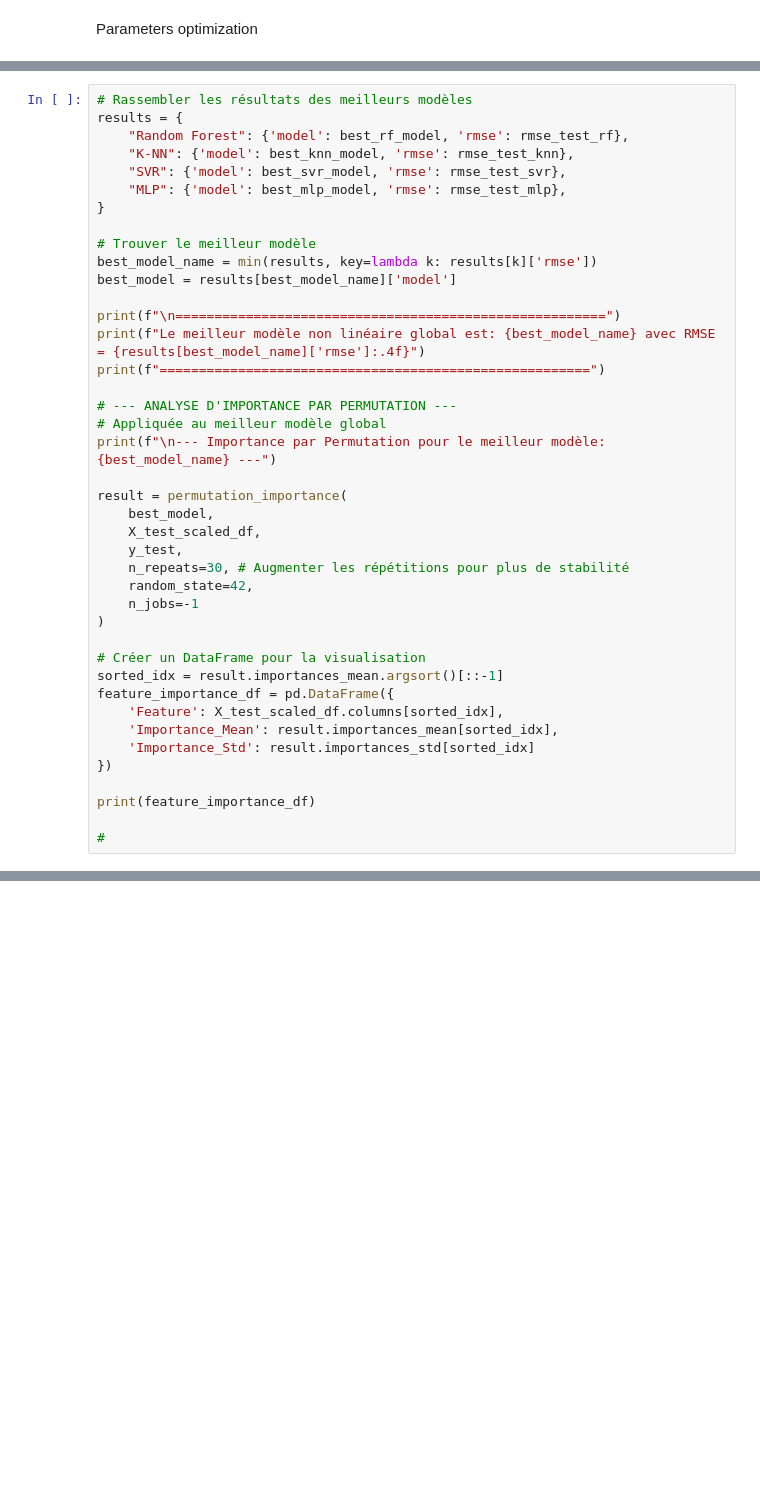
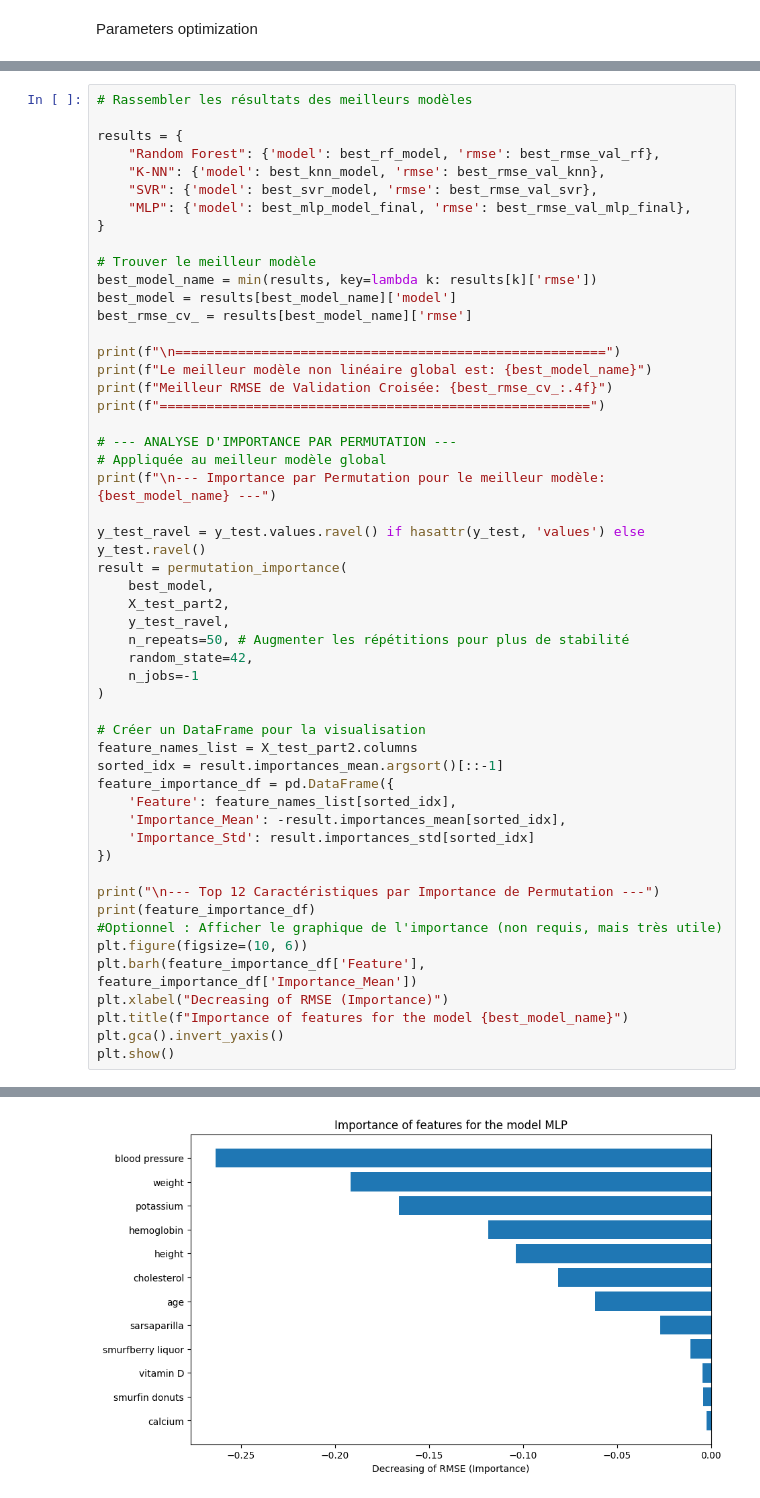
Before and after one commit to thomasrixen/LELEC2870-Project, a Jupyter notebook: Part2/Part2.ipynb, the cells around one changed output, grey strips where cells are left out. Saved outputs shown, nothing was run; the diff lists cells and outputs as text; blank space fills up the shorter version.

```diff
--- a/Part2/Part2.ipynb
+++ b/Part2/Part2.ipynb
@@ -499,41 +694,53 @@ print("\n--- Optimisation du MLP (Simple) ---")
 # %%
 # Rassembler les résultats des meilleurs modèles
+
 results = {
-    "Random Forest": {'model': best_rf_model, 'rmse': rmse_test_rf},
-    "K-NN": {'model': best_knn_model, 'rmse': rmse_test_knn},
-    "SVR": {'model': best_svr_model, 'rmse': rmse_test_svr},
-    "MLP": {'model': best_mlp_model, 'rmse': rmse_test_mlp},
+    "Random Forest": {'model': best_rf_model, 'rmse': best_rmse_val_rf},
+    "K-NN": {'model': best_knn_model, 'rmse': best_rmse_val_knn},
+    "SVR": {'model': best_svr_model, 'rmse': best_rmse_val_svr},
+    "MLP": {'model': best_mlp_model_final, 'rmse': best_rmse_val_mlp_final},
 }
 
 # Trouver le meilleur modèle
 best_model_name = min(results, key=lambda k: results[k]['rmse'])
 best_model = results[best_model_name]['model']
+best_rmse_cv_ = results[best_model_name]['rmse']
 
 print(f"\n=======================================================")
-print(f"Le meilleur modèle non linéaire global est: {best_model_name} avec RMSE = {results[best_model_name]['rmse']:.4f}")
+print(f"Le meilleur modèle non linéaire global est: {best_model_name}")
+print(f"Meilleur RMSE de Validation Croisée: {best_rmse_cv_:.4f}")
 print(f"=======================================================")
 
 # --- ANALYSE D'IMPORTANCE PAR PERMUTATION ---
 # Appliquée au meilleur modèle global
 print(f"\n--- Importance par Permutation pour le meilleur modèle: {best_model_name} ---")
 
+y_test_ravel = y_test.values.ravel() if hasattr(y_test, 'values') else y_test.ravel()
 result = permutation_importance(
     best_model,
-    X_test_scaled_df,
-    y_test,
-    n_repeats=30, # Augmenter les répétitions pour plus de stabilité
+    X_test_part2,
+    y_test_ravel,
+    n_repeats=50, # Augmenter les répétitions pour plus de stabilité
     random_state=42,
     n_jobs=-1
 )
 
 # Créer un DataFrame pour la visualisation
+feature_names_list = X_test_part2.columns
 sorted_idx = result.importances_mean.argsort()[::-1]
 feature_importance_df = pd.DataFrame({
-    'Feature': X_test_scaled_df.columns[sorted_idx],
-    'Importance_Mean': result.importances_mean[sorted_idx],
+    'Feature': feature_names_list[sorted_idx],
+    'Importance_Mean': -result.importances_mean[sorted_idx],
     'Importance_Std': result.importances_std[sorted_idx]
 })
 
+print("\n--- Top 12 Caractéristiques par Importance de Permutation ---")
 print(feature_importance_df)
-
-#
+#Optionnel : Afficher le graphique de l'importance (non requis, mais très utile)
+plt.figure(figsize=(10, 6))
+plt.barh(feature_importance_df['Feature'], feature_importance_df['Importance_Mean'])
+plt.xlabel("Decreasing of RMSE (Importance)")
+plt.title(f"Importance of features for the model {best_model_name}")
+plt.gca().invert_yaxis()
+plt.show()
+# %% [output]
@@ -539,0 +764 @@ print(feature_importance_df)
+[figure, added]
```
Also changed, not shown: parts of 11 cells of this notebook.
